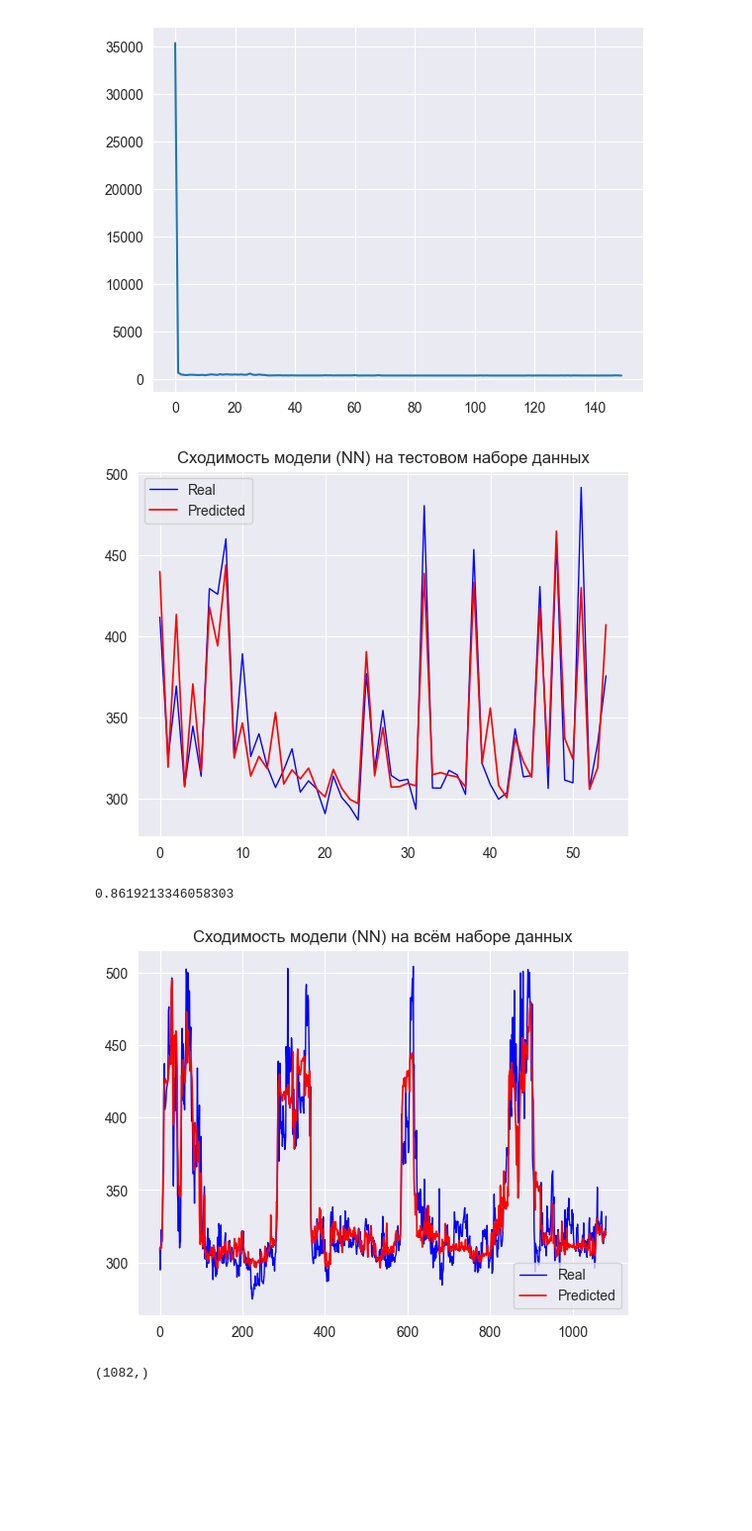
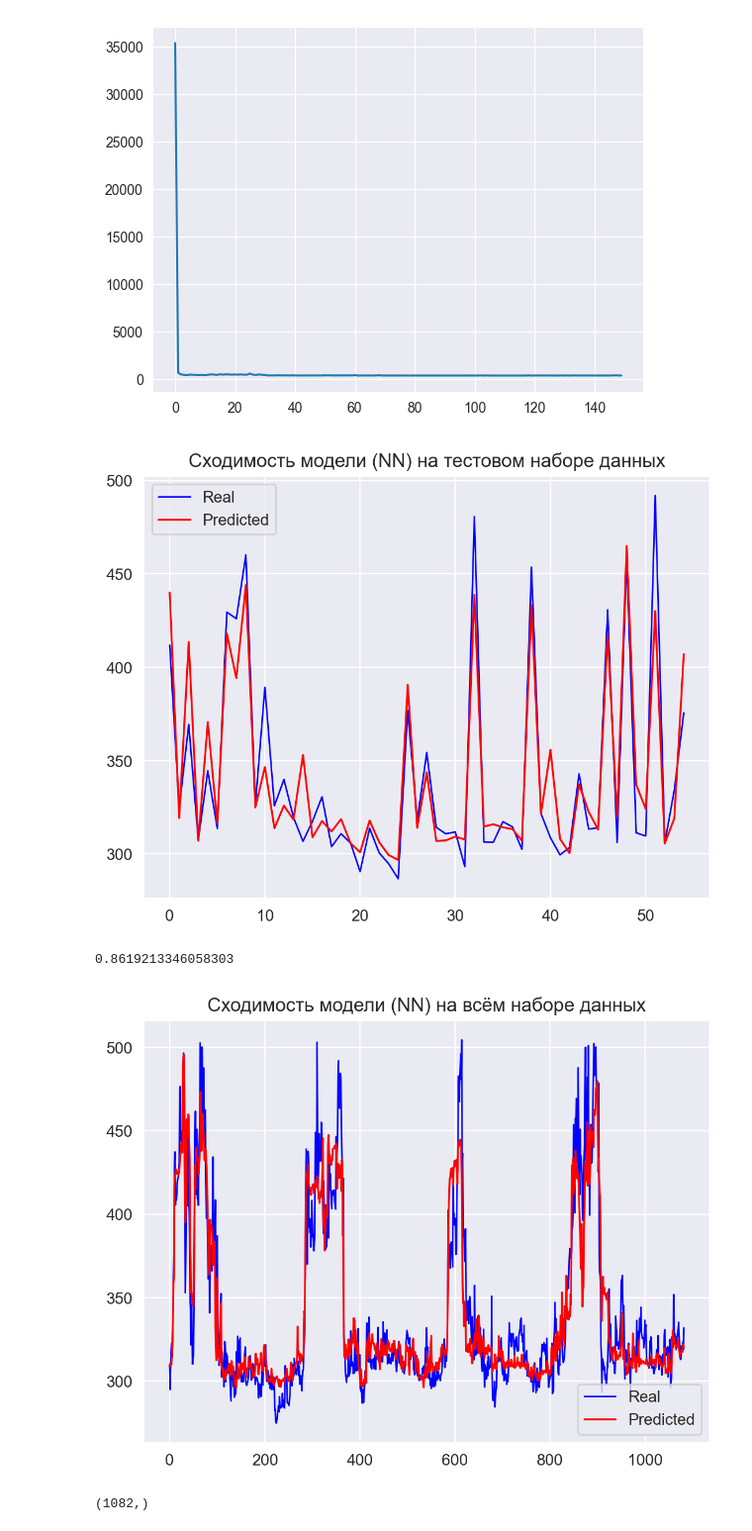
Before and after one commit to llitone/fuel-consumption-prediction, a Jupyter notebook: predictions/nn_fuelTA130.ipynb, the cells around one changed output. Shown at 99% size. Cells and saved outputs as stored; diff of their text form; code cells hidden in the pictures; blank space fills up the shorter version.

```diff
--- a/predictions/nn_fuelTA130.ipynb
+++ b/predictions/nn_fuelTA130.ipynb
@@ -192,6 +192,7 @@ predictions = np.array(list(chain.from_iterable(predictions)))
 # %%
 predictions = convert(predictions)
 # %%
+plt.figure(dpi=200)
 plt.title("Сходимость модели (NN) на тестовом наборе данных")
 plt.plot(y_test, color="blue", label="Real", linewidth=1)
 plt.plot(predictions, "r", label="Predicted", linewidth=1.2)
@@ -200,7 +201,7 @@ plt.savefig("predictions/graphs/nn_test_plot.png")
 plt.savefig("predictions/graphs/nn_test_plot.svg")
 plt.show()
 # %% [output]
-[figure, old version]
+[figure, new version]
 # %%
 r2_score(y_test, predictions)
 # %% [output]
@@ -220,14 +221,15 @@ predictions = np.array(list(chain.from_iterable(predictions)))
 # %%
 predictions = convert(predictions)
 # %%
+plt.figure(dpi=200)
 plt.title("Сходимость модели (NN) на всём наборе данных")
 plt.plot(y_for_test, color="blue", label="Real", linewidth=1)
 plt.plot(predictions, color="r", label="Predicted", linewidth=1.2)
 plt.savefig("predictions/graphs/nn_plot.png")
 plt.savefig("predictions/graphs/nn_plot.svg")
 plt.legend();
 # %% [output]
-[figure, old version]
+[figure, new version]
 # %%
 predictions.shape
 # %% [output]
```
Also changed, not shown: 4 other files.
